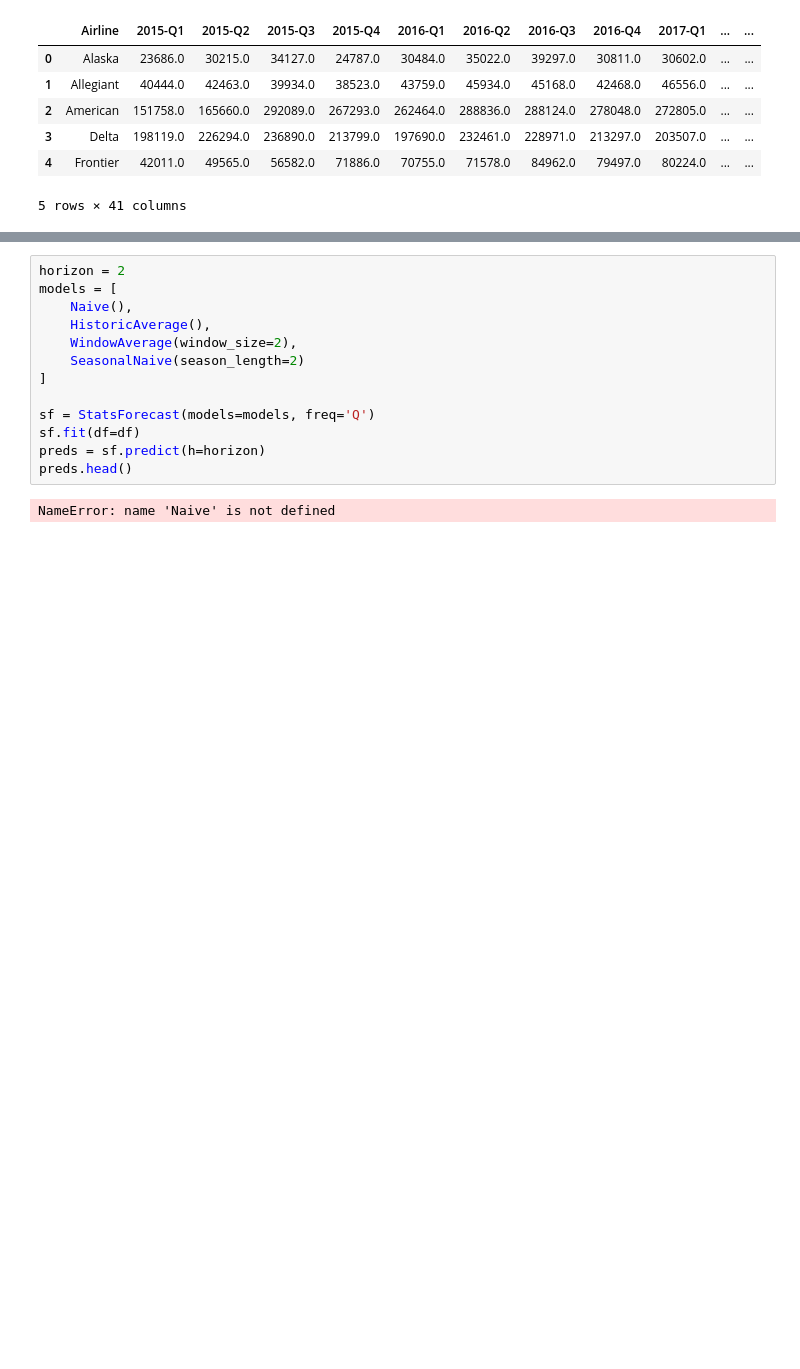
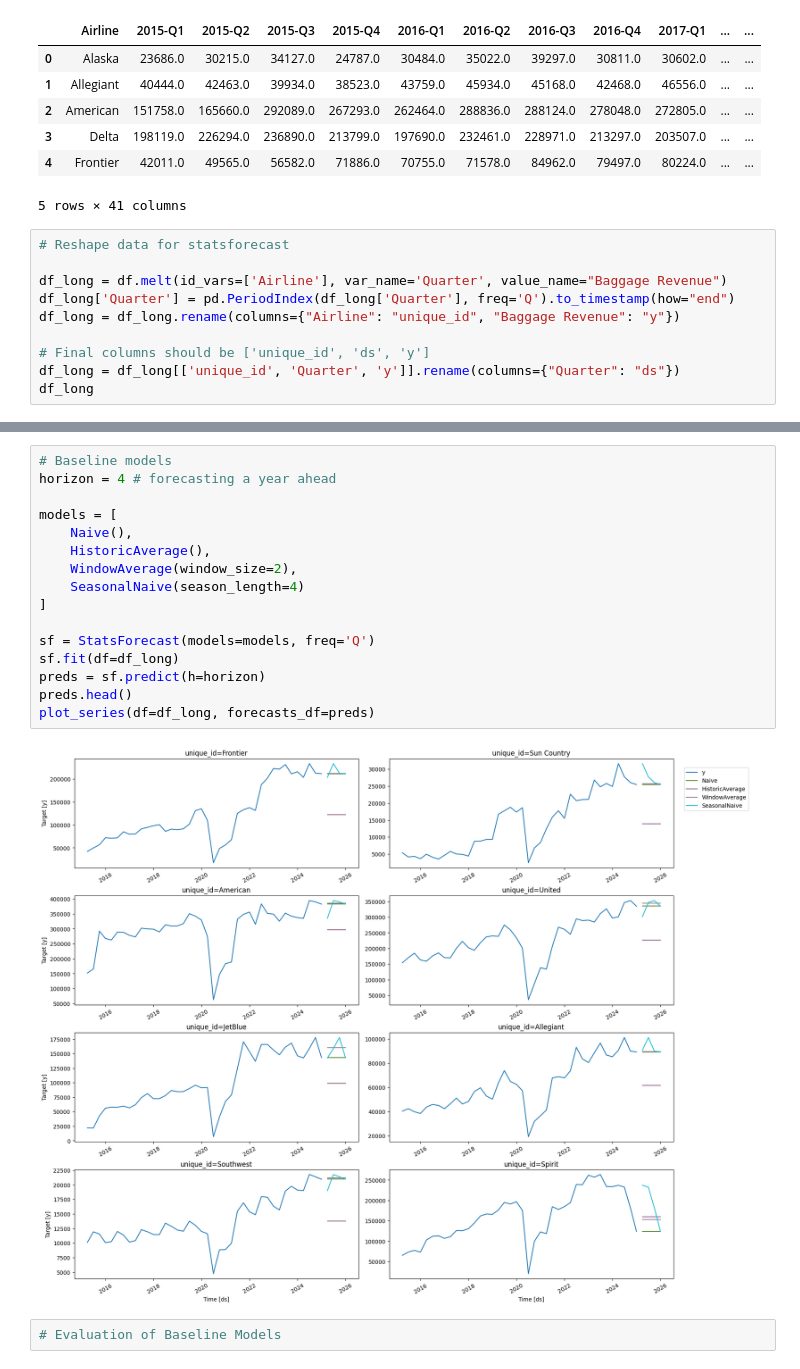
Before and after one commit to PranavShidlaghatta/BaggageRevenueModel, a Jupyter notebook: notebooks/bag_rev_forecast.ipynb, the cells around one changed output, grey strips where cells are left out. Saved outputs shown, nothing was run; the diff lists cells and outputs as text; blank space fills up the shorter version.

Commit message:
baseline models update

```diff
--- a/notebooks/bag_rev_forecast.ipynb
+++ b/notebooks/bag_rev_forecast.ipynb
@@ -20,3 +18,13 @@ df.head()
 | 3 | Delta | 198119.0 | 226294.0 | 236890.0 | 213799.0 | 197690.0 | 232461.0 | 228971.0 | 213297.0 | 203507.0 | ... | ... |
 | 4 | Frontier | 42011.0 | 49565.0 | 56582.0 | 71886.0 | 70755.0 | 71578.0 | 84962.0 | 79497.0 | 80224.0 | ... | ... |
 5 rows × 41 columns
+# %%
+# Reshape data for statsforecast
+
+df_long = df.melt(id_vars=['Airline'], var_name='Quarter', value_name="Baggage Revenue")
+df_long['Quarter'] = pd.PeriodIndex(df_long['Quarter'], freq='Q').to_timestamp(how="end")
+df_long = df_long.rename(columns={"Airline": "unique_id", "Baggage Revenue": "y"})
+
+# Final columns should be ['unique_id', 'ds', 'y']
+df_long = df_long[['unique_id', 'Quarter', 'y']].rename(columns={"Quarter": "ds"})
+df_long
@@ -23,15 +45,20 @@ df.head()
 # %%
-horizon = 2
+# Baseline models
+horizon = 4 # forecasting a year ahead
+
 models = [
     Naive(),
     HistoricAverage(),
     WindowAverage(window_size=2),
-    SeasonalNaive(season_length=2)
+    SeasonalNaive(season_length=4)
 ]
 
 sf = StatsForecast(models=models, freq='Q')
-sf.fit(df=df)
+sf.fit(df=df_long)
 preds = sf.predict(h=horizon)
 preds.head()
+plot_series(df=df_long, forecasts_df=preds)
 # %% [output]
-NameError: name 'Naive' is not defined
+[figure, added]
+# %%
+# Evaluation of Baseline Models
```
Also changed, not shown: parts of 2 cells of this notebook.
